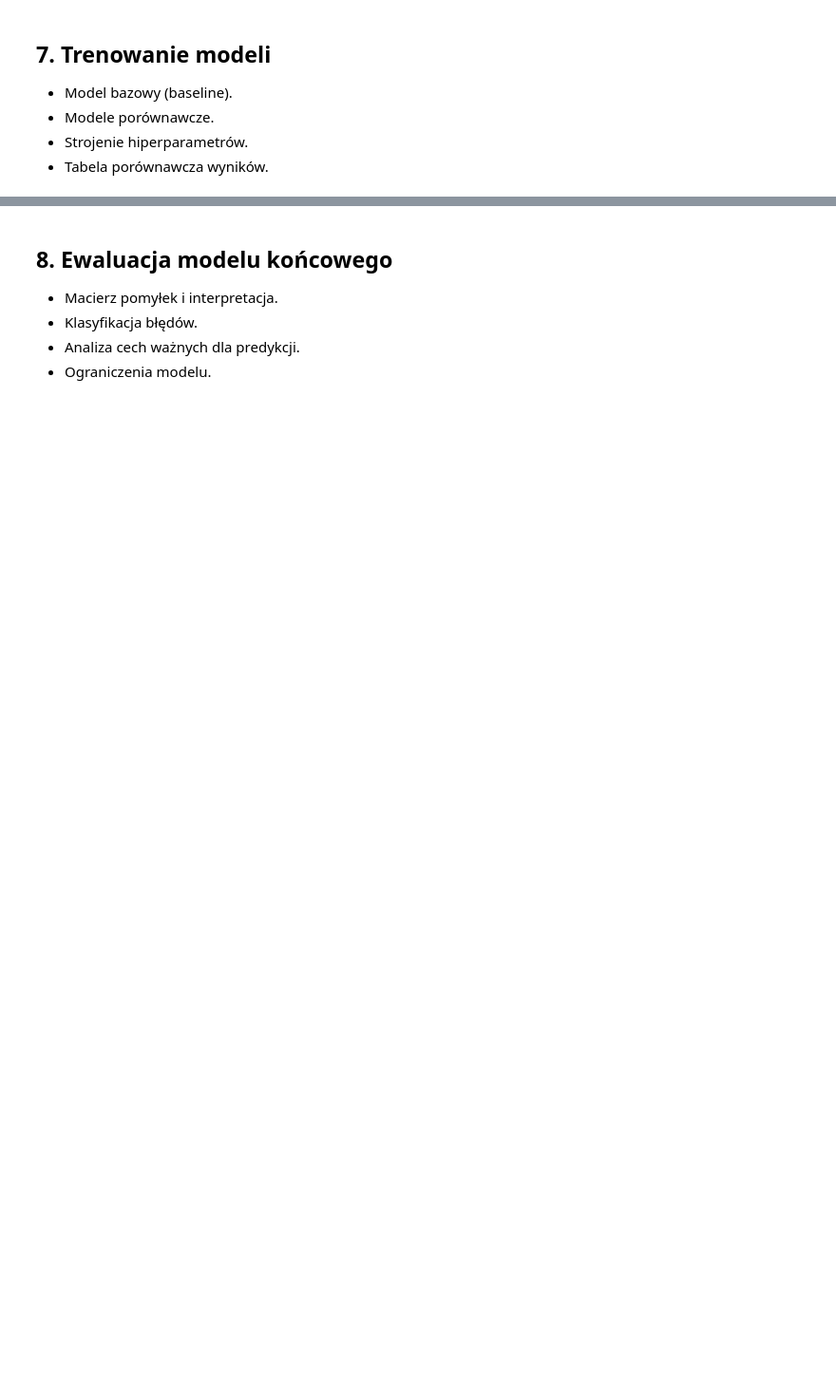
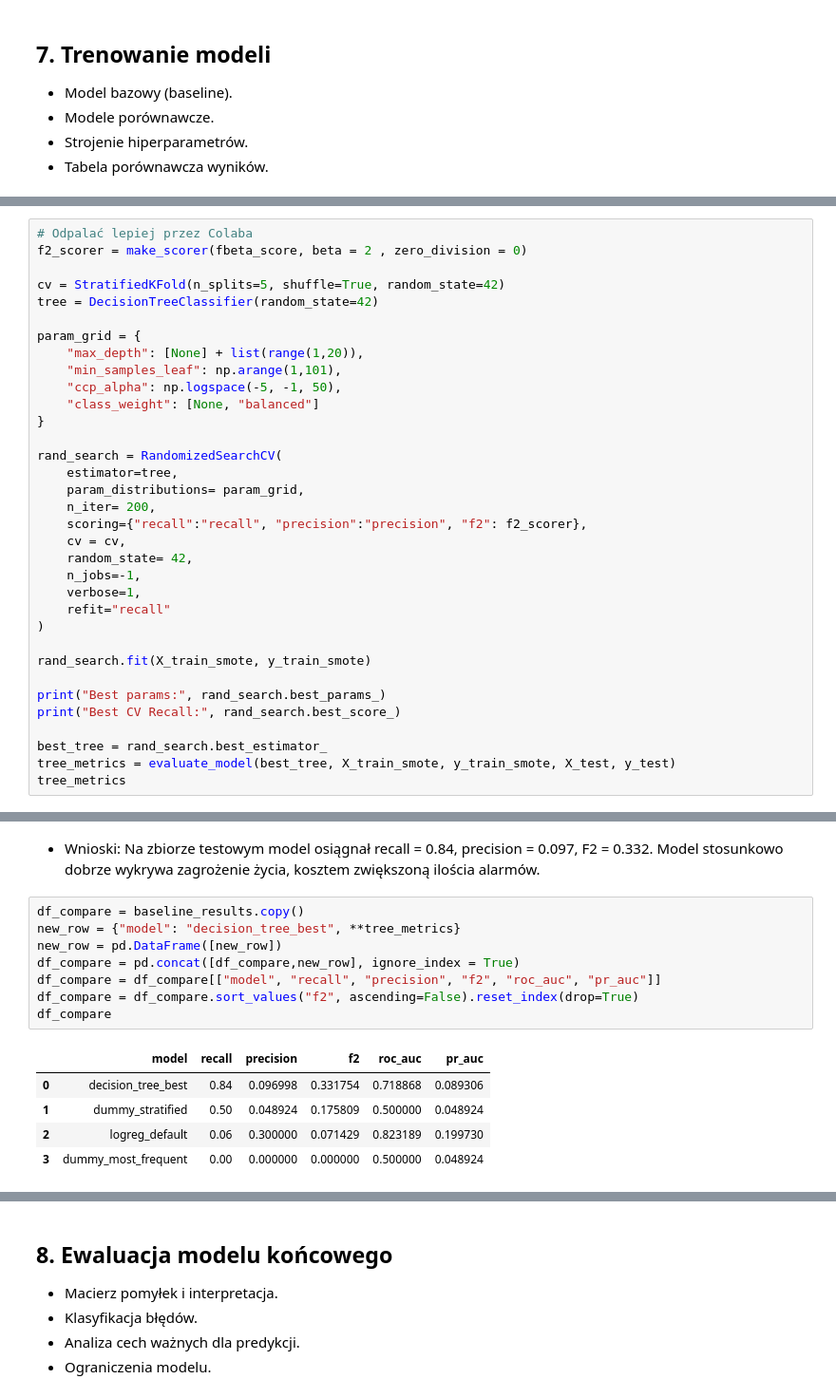
Before and after one commit to Zajecia-na-PWr-LR/lista-4-projekt-grupowy-malinki-wiki, a Jupyter notebook: notebooks/Stroke_Prediction.ipynb, the cells around one changed output, grey strips where cells are left out. Shown at 95% size. Saved outputs shown, nothing was run; the diff lists cells and outputs as text; blank space fills up the shorter version.

```diff
--- a/notebooks/Stroke_Prediction.ipynb
+++ b/notebooks/Stroke_Prediction.ipynb
@@ -357,0 +436,34 @@ y_test: (1022,)
+# %%
+# Odpalać lepiej przez Colaba
+f2_scorer = make_scorer(fbeta_score, beta = 2 , zero_division = 0)
+
+cv = StratifiedKFold(n_splits=5, shuffle=True, random_state=42)
+tree = DecisionTreeClassifier(random_state=42)
+
+param_grid = {
+    "max_depth": [None] + list(range(1,20)),
+    "min_samples_leaf": np.arange(1,101),
+    "ccp_alpha": np.logspace(-5, -1, 50),
+    "class_weight": [None, "balanced"]
+}
+
+rand_search = RandomizedSearchCV(
+    estimator=tree,
+    param_distributions= param_grid,
+    n_iter= 200,
+    scoring={"recall":"recall", "precision":"precision", "f2": f2_scorer},
+    cv = cv,
+    random_state= 42,
+    n_jobs=-1,
+    verbose=1,
+    refit="recall"
+)
+
+rand_search.fit(X_train_smote, y_train_smote)
+
+print("Best params:", rand_search.best_params_)
+print("Best CV Recall:", rand_search.best_score_)
+
+best_tree = rand_search.best_estimator_
+tree_metrics = evaluate_model(best_tree, X_train_smote, y_train_smote, X_test, y_test)
+tree_metrics
@@ -357,0 +479,17 @@ y_test: (1022,)
+# %% [markdown]
+- Wnioski:
+Na zbiorze testowym model osiągnał recall = 0.84, precision = 0.097, F2 = 0.332. Model stosunkowo dobrze wykrywa zagrożenie życia, kosztem zwiększoną ilościa alarmów.
+# %%
+df_compare = baseline_results.copy()
+new_row = {"model": "decision_tree_best", **tree_metrics}
+new_row = pd.DataFrame([new_row])
+df_compare = pd.concat([df_compare,new_row], ignore_index = True)
+df_compare = df_compare[["model", "recall", "precision", "f2", "roc_auc", "pr_auc"]]
+df_compare = df_compare.sort_values("f2", ascending=False).reset_index(drop=True)
+df_compare
+# %% [output]
+|  | model | recall | precision | f2 | roc_auc | pr_auc |
+| 0 | decision_tree_best | 0.84 | 0.096998 | 0.331754 | 0.718868 | 0.089306 |
+| 1 | dummy_stratified | 0.50 | 0.048924 | 0.175809 | 0.500000 | 0.048924 |
+| 2 | logreg_default | 0.06 | 0.300000 | 0.071429 | 0.823189 | 0.199730 |
+| 3 | dummy_most_frequent | 0.00 | 0.000000 | 0.000000 | 0.500000 | 0.048924 |
```
Also changed, not shown: parts of 20 cells of this notebook, 1 other file.
